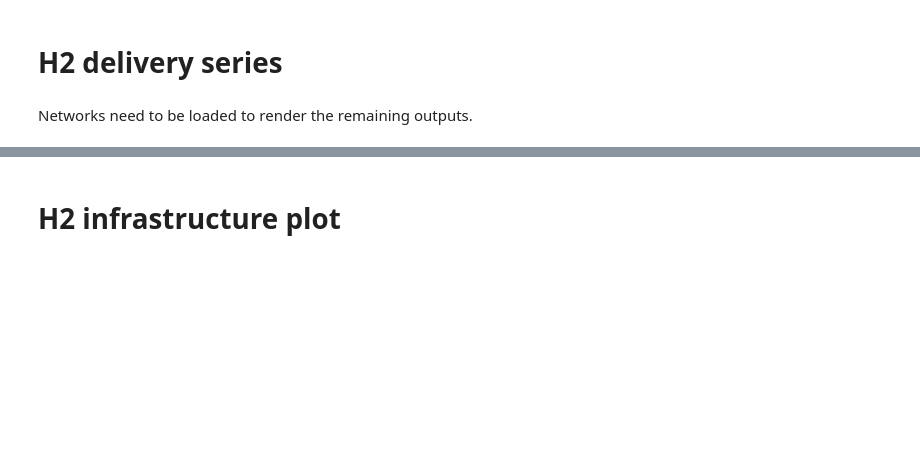
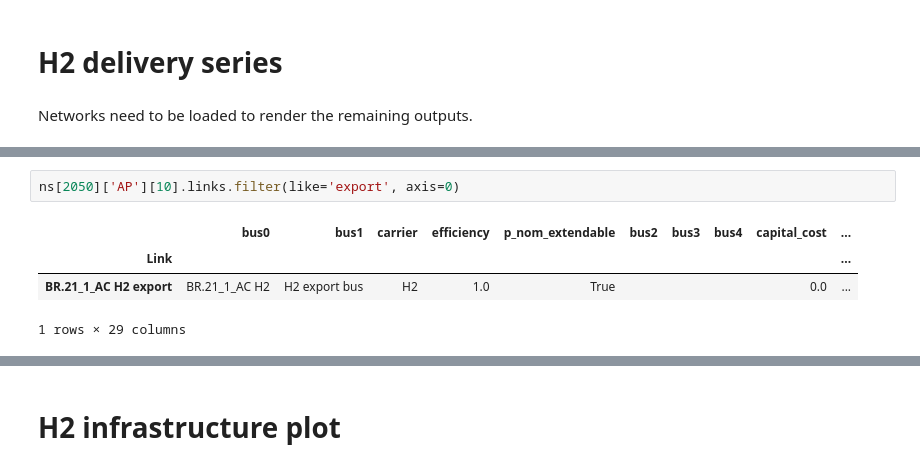
Before and after one commit to hazemakhalek/pypsa-earth-sec_HYPAT, a Jupyter notebook: notebooks/analyze_hydrogen_exports.ipynb, the cells around one changed output, grey strips where cells are left out. Cells and saved outputs as stored; diff of their text form; blank space fills up the shorter version.

```diff
--- a/notebooks/analyze_hydrogen_exports.ipynb
+++ b/notebooks/analyze_hydrogen_exports.ipynb
@@ -101,6 +121,13 @@ INFO:pypsa.io:Imported network elec_s_314_ec_lv1.25_Co2L_3H_2050_0.045_NZ_100exp
 INFO:pypsa.io:Imported network elec_s_314_ec_lv1.25_Co2L_3H_2050_0.045_NZ_500export.nc has buses, carriers, generators, global_constraints, lines, links, loads, storage_units, stores
 INFO:pypsa.io:Imported network elec_s_314_ec_lv1.25_Co2L_3H_2050_0.045_NZ_1000export.nc has buses, carriers, generators, global_constraints, lines, links, loads, storage_units, stores
 INFO:pypsa.io:Imported network elec_s_314_ec_lv1.25_Co2L_3H_2050_0.045_NZ_3000export.nc has buses, carriers, generators, global_constraints, lines, links, loads, storage_units, stores
+# %%
+ns[2050]['AP'][10].links.filter(like='export', axis=0)
+# %% [output]
+|  | bus0 | bus1 | carrier | efficiency | p_nom_extendable | bus2 | bus3 | bus4 | capital_cost | ... |
+| Link |  |  |  |  |  |  |  |  |  | ... |
+| BR.21_1_AC H2 export | BR.21_1_AC H2 | H2 export bus | H2 | 1.0 | True |  |  |  | 0.0 | ... |
+1 rows × 29 columns
 # %%
 ana.plot_h2_exports(ns, summary, 'D')
 # %% [output]
```
Also changed, not shown: parts of 12 cells of this notebook, 3 other files.
